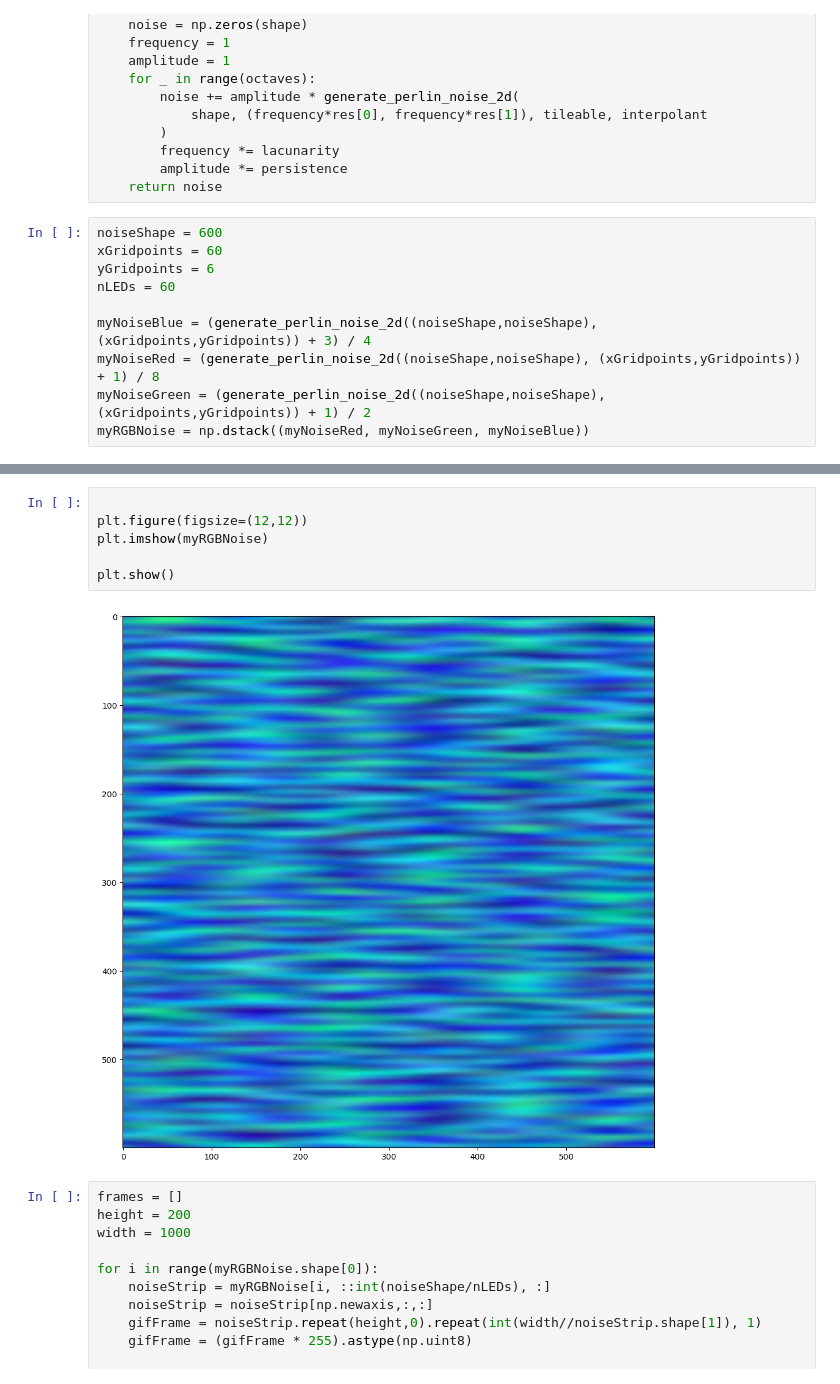
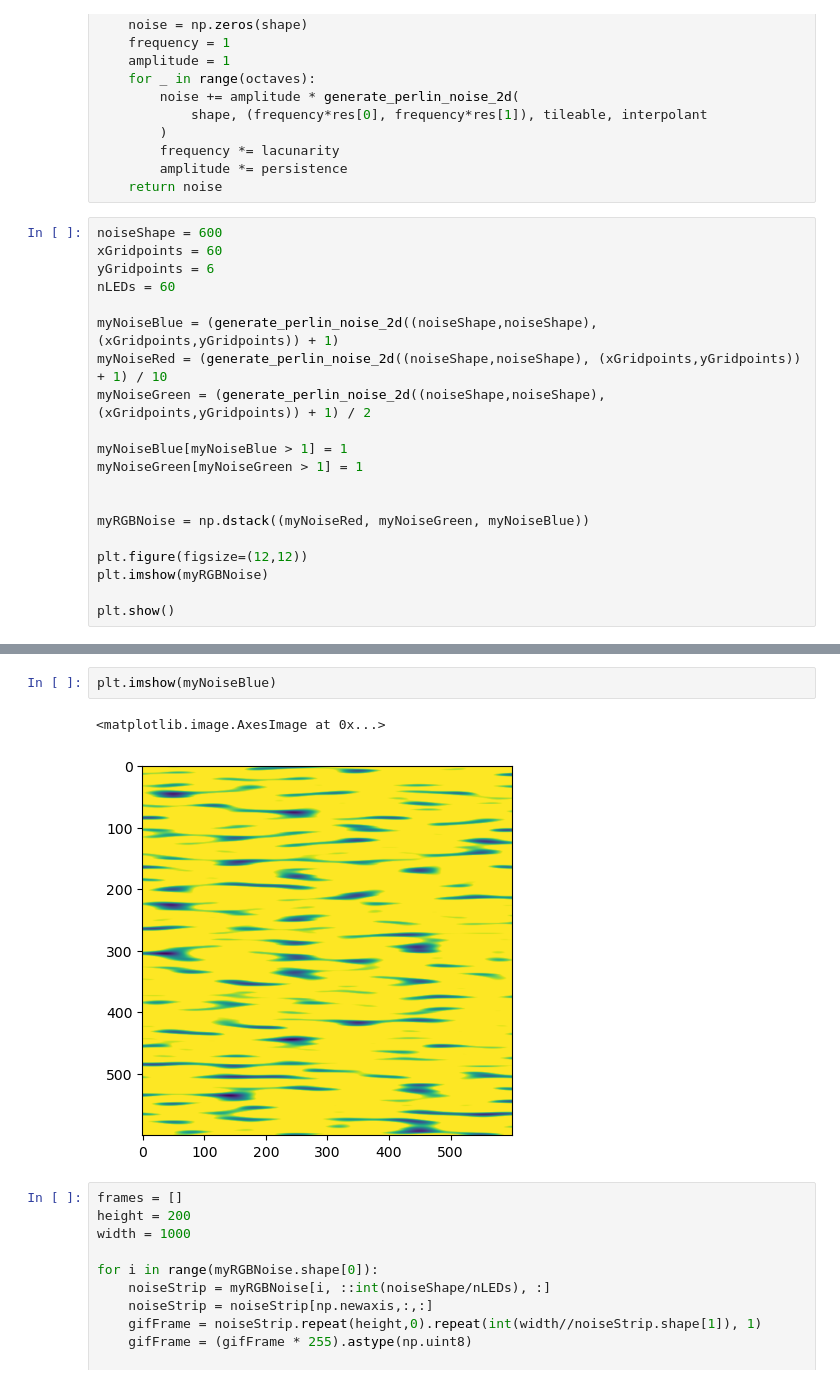
Before and after one commit to Laternenpfahl/rotaryDialLEDController, a Jupyter notebook: LED-OceanAnimation.ipynb, the cells around one changed output, grey strips where cells are left out. Saved outputs shown, nothing was run; the diff lists cells and outputs as text.

```diff
--- a/LED-OceanAnimation.ipynb
+++ b/LED-OceanAnimation.ipynb
@@ -171,7 +171,17 @@ xGridpoints = 60
 yGridpoints = 6
 nLEDs = 60
 
-myNoiseBlue = (generate_perlin_noise_2d((noiseShape,noiseShape), (xGridpoints,yGridpoints)) + 3) / 4
-myNoiseRed = (generate_perlin_noise_2d((noiseShape,noiseShape), (xGridpoints,yGridpoints)) + 1) / 8
+myNoiseBlue = (generate_perlin_noise_2d((noiseShape,noiseShape), (xGridpoints,yGridpoints)) + 1)
+myNoiseRed = (generate_perlin_noise_2d((noiseShape,noiseShape), (xGridpoints,yGridpoints)) + 1) / 10
 myNoiseGreen = (generate_perlin_noise_2d((noiseShape,noiseShape), (xGridpoints,yGridpoints)) + 1) / 2
+
+myNoiseBlue[myNoiseBlue > 1] = 1
+myNoiseGreen[myNoiseGreen > 1] = 1
+
+
 myRGBNoise = np.dstack((myNoiseRed, myNoiseGreen, myNoiseBlue))
+
+plt.figure(figsize=(12,12))
+plt.imshow(myRGBNoise)
+
+plt.show()
@@ -178,11 +190,8 @@ myRGBNoise = np.dstack((myNoiseRed, myNoiseGreen, myNoiseBlue))
 # %%
-
-plt.figure(figsize=(12,12))
-plt.imshow(myRGBNoise)
-
-plt.show()
+plt.imshow(myNoiseBlue)
 # %% [output]
+<matplotlib.image.AxesImage at 0x...>
-[figure, old version]
+[figure, new version]
 # %%
 frames = []
 height = 200
```
Also changed, not shown: parts of 6 cells of this notebook, 3 other files.
